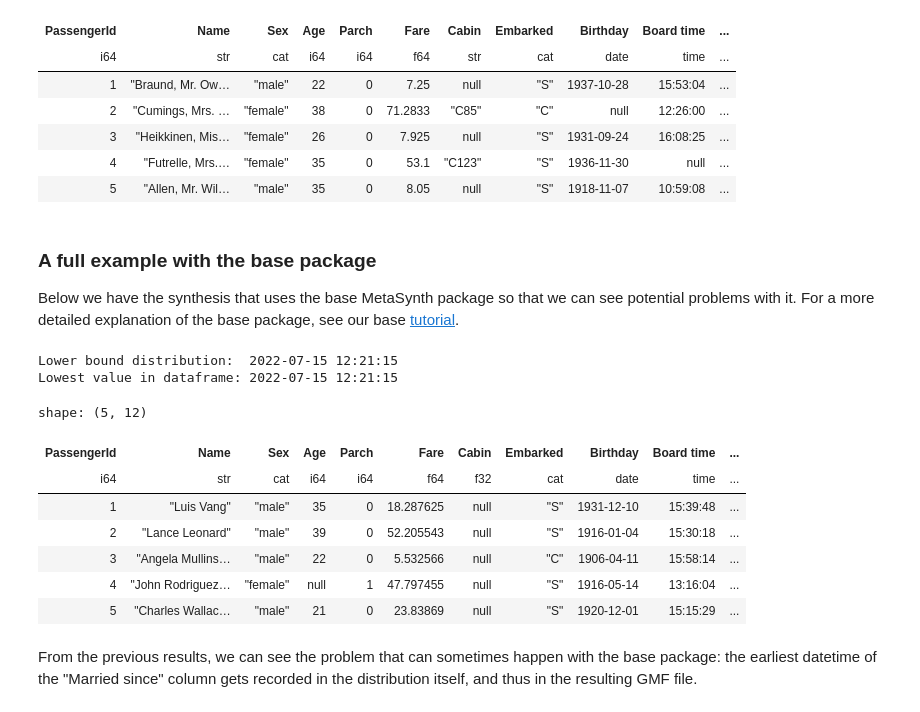
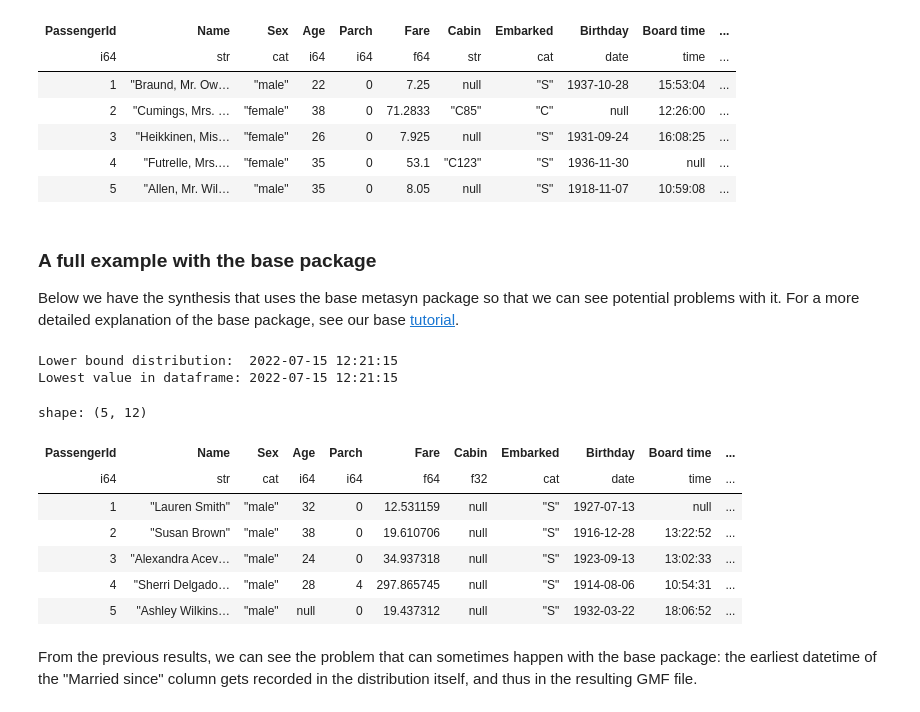
Before and after one commit to sodascience/metasyn-disclosure-control, a Jupyter notebook: examples/tutorial.ipynb, the cells around one changed output. Cells and saved outputs as stored; diff of their text form; code cells hidden in the pictures.

```diff
--- a/examples/tutorial.ipynb
+++ b/examples/tutorial.ipynb
@@ -42,35 +42,35 @@ shape: (5, 12)
 # %% [markdown]
 ### A full example with the base package
 
-Below we have the synthesis that uses the base MetaSynth package so that we can see potential problems with it. For a more detailed explanation of the base package, see our base [tutorial](https://github.com/sodascience/metasynth/blob/main/examples/advanced_tutorial.ipynb).
+Below we have the synthesis that uses the base metasyn package so that we can see potential problems with it. For a more detailed explanation of the base package, see our base [tutorial](https://github.com/sodascience/metasyn/blob/main/examples/advanced_tutorial.ipynb).
 # %%
-from metasynth.distribution import RegexDistribution, FakerDistribution
-from metasynth.distribution import DiscreteUniformDistribution
+from metasyn.distribution import RegexDistribution, FakerDistribution
+from metasyn.distribution import DiscreteUniformDistribution
 
-cabin_distribution = RegexDistribution(r"[ABCDEF]\d{2,3}")
+cabin_distribution = RegexDistribution(r"[ABCDEF][0-9]{2,3}")
 var_spec = {
     "PassengerId": {"unique": True},
     "Name":        {"distribution": FakerDistribution("name")},
     "Fare":        {"distribution": "exponential"}, # Fit an exponential distribution based on the data
     "Age":         {"distribution": DiscreteUniformDistribution(20, 40)},
     "Cabin":       {"distribution": cabin_distribution}
 }
 
 meta_frame = MetaFrame.fit_dataframe(df, spec=var_spec)
 print(f"Lower bound distribution:  {meta_frame['Married since'].distribution.start}\n"
       f"Lowest value in dataframe: {df['Married since'].min()}")
 meta_frame.synthesize(5)
 # %% [output]
 Lower bound distribution:  2022-07-15 12:21:15
 Lowest value in dataframe: 2022-07-15 12:21:15
 shape: (5, 12)
 | PassengerId | Name | Sex | Age | Parch | Fare | Cabin | Embarked | Birthday | Board time | ... |
 | i64 | str | cat | i64 | i64 | f64 | f32 | cat | date | time | ... |
-| 1 | "Luis Vang" | "male" | 35 | 0 | 18.287625 | null | "S" | 1931-12-10 | 15:39:48 | ... |
-| 2 | "Lance Leonard" | "male" | 39 | 0 | 52.205543 | null | "S" | 1916-01-04 | 15:30:18 | ... |
-| 3 | "Angela Mullins… | "male" | 22 | 0 | 5.532566 | null | "C" | 1906-04-11 | 15:58:14 | ... |
-| 4 | "John Rodriguez… | "female" | null | 1 | 47.797455 | null | "S" | 1916-05-14 | 13:16:04 | ... |
-| 5 | "Charles Wallac… | "male" | 21 | 0 | 23.83869 | null | "S" | 1920-12-01 | 15:15:29 | ... |
+| 1 | "Lauren Smith" | "male" | 32 | 0 | 12.531159 | null | "S" | 1927-07-13 | null | ... |
+| 2 | "Susan Brown" | "male" | 38 | 0 | 19.610706 | null | "S" | 1916-12-28 | 13:22:52 | ... |
+| 3 | "Alexandra Acev… | "male" | 24 | 0 | 34.937318 | null | "S" | 1923-09-13 | 13:02:33 | ... |
+| 4 | "Sherri Delgado… | "male" | 28 | 4 | 297.865745 | null | "S" | 1914-08-06 | 10:54:31 | ... |
+| 5 | "Ashley Wilkins… | "male" | null | 0 | 19.437312 | null | "S" | 1932-03-22 | 18:06:52 | ... |
 # %% [markdown]
 From the previous results, we can see the problem that can sometimes happen with the base package: the earliest datetime of the "Married since" column gets recorded in the distribution itself, and thus in the resulting GMF file.
 # %% [markdown]
```
Also changed, not shown: parts of 9 cells of this notebook, 21 other files.
